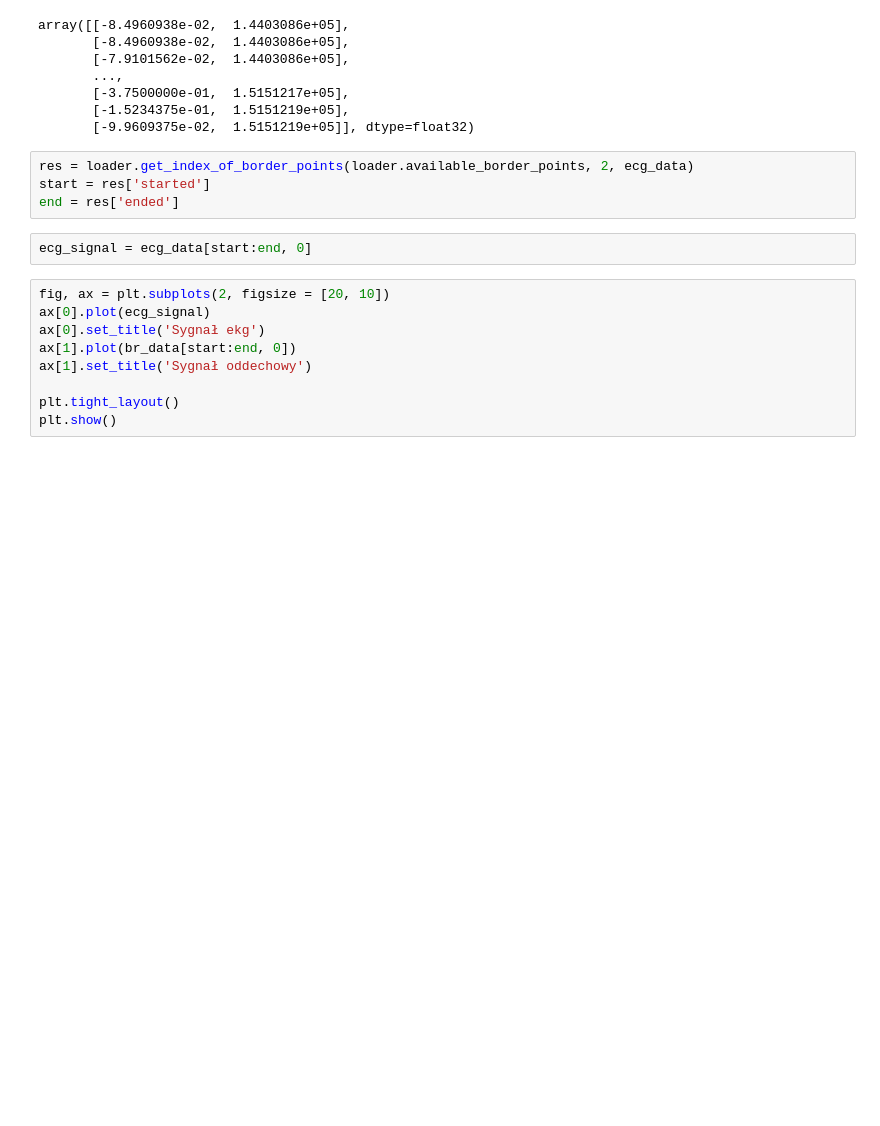
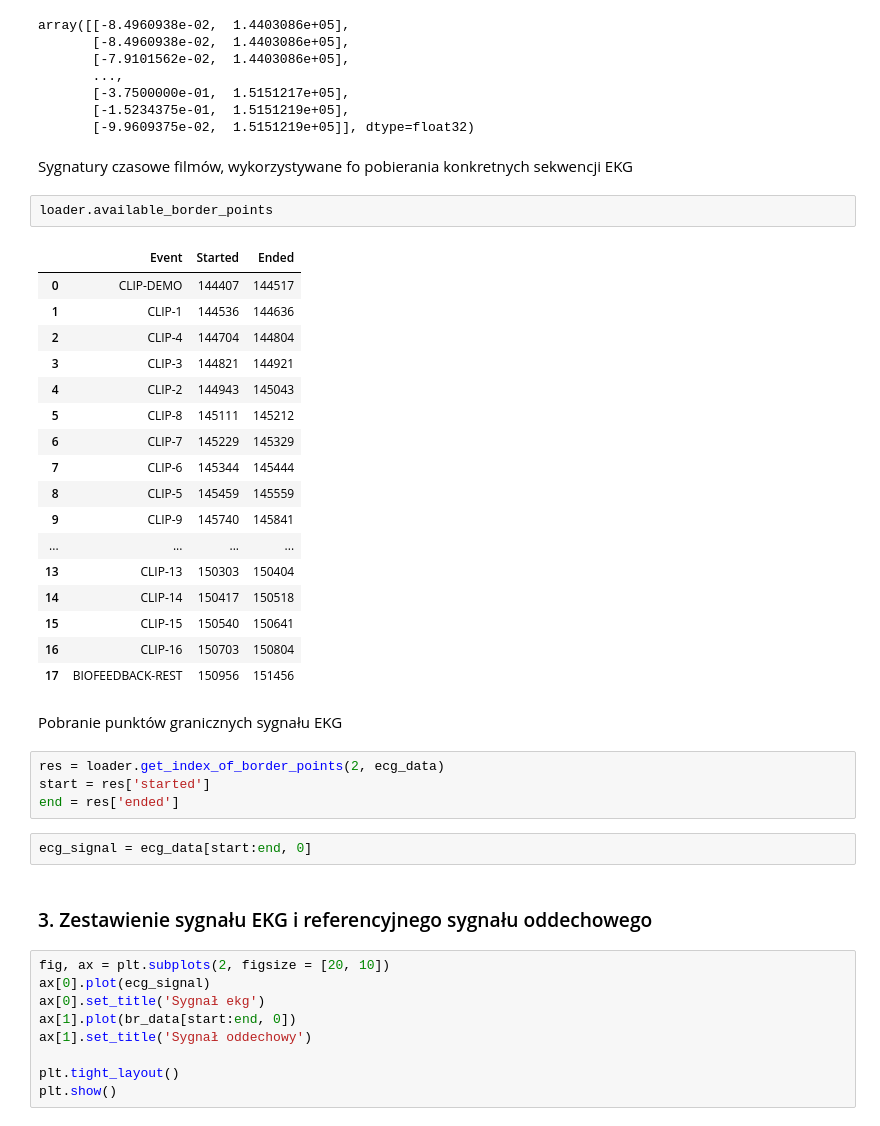
Before and after one commit to DoubleWSolusions/EDR, a Jupyter notebook: PCA_KPCA_EDR.ipynb, the cells around one changed output. Cells and saved outputs as stored; diff of their text form; blank space fills up the shorter version.

```diff
--- a/PCA_KPCA_EDR.ipynb
+++ b/PCA_KPCA_EDR.ipynb
@@ -30,12 +34,38 @@ array([[-8.4960938e-02,  1.4403086e+05],
        [-3.7500000e-01,  1.5151217e+05],
        [-1.5234375e-01,  1.5151219e+05],
        [-9.9609375e-02,  1.5151219e+05]], dtype=float32)
+# %% [markdown]
+Sygnatury czasowe filmów, wykorzystywane fo pobierania konkretnych sekwencji EKG
+# %%
+loader.available_border_points
+# %% [output]
+|  | Event | Started | Ended |
+| 0 | CLIP-DEMO | 144407 | 144517 |
+| 1 | CLIP-1 | 144536 | 144636 |
+| 2 | CLIP-4 | 144704 | 144804 |
+| 3 | CLIP-3 | 144821 | 144921 |
+| 4 | CLIP-2 | 144943 | 145043 |
+| 5 | CLIP-8 | 145111 | 145212 |
+| 6 | CLIP-7 | 145229 | 145329 |
+| 7 | CLIP-6 | 145344 | 145444 |
+| 8 | CLIP-5 | 145459 | 145559 |
+| 9 | CLIP-9 | 145740 | 145841 |
+| ... | ... | ... | ... |
+| 13 | CLIP-13 | 150303 | 150404 |
+| 14 | CLIP-14 | 150417 | 150518 |
+| 15 | CLIP-15 | 150540 | 150641 |
+| 16 | CLIP-16 | 150703 | 150804 |
+| 17 | BIOFEEDBACK-REST | 150956 | 151456 |
+# %% [markdown]
+Pobranie punktów granicznych sygnału EKG
 # %%
-res = loader.get_index_of_border_points(loader.available_border_points, 2, ecg_data)
+res = loader.get_index_of_border_points(2, ecg_data)
 start = res['started']
 end = res['ended']
 # %%
 ecg_signal = ecg_data[start:end, 0]
+# %% [markdown]
+### 3. Zestawienie sygnału EKG i referencyjnego sygnału oddechowego
 # %%
 fig, ax = plt.subplots(2, figsize = [20, 10])
 ax[0].plot(ecg_signal)
```
Also changed, not shown: parts of 18 cells of this notebook, 1 other file.
